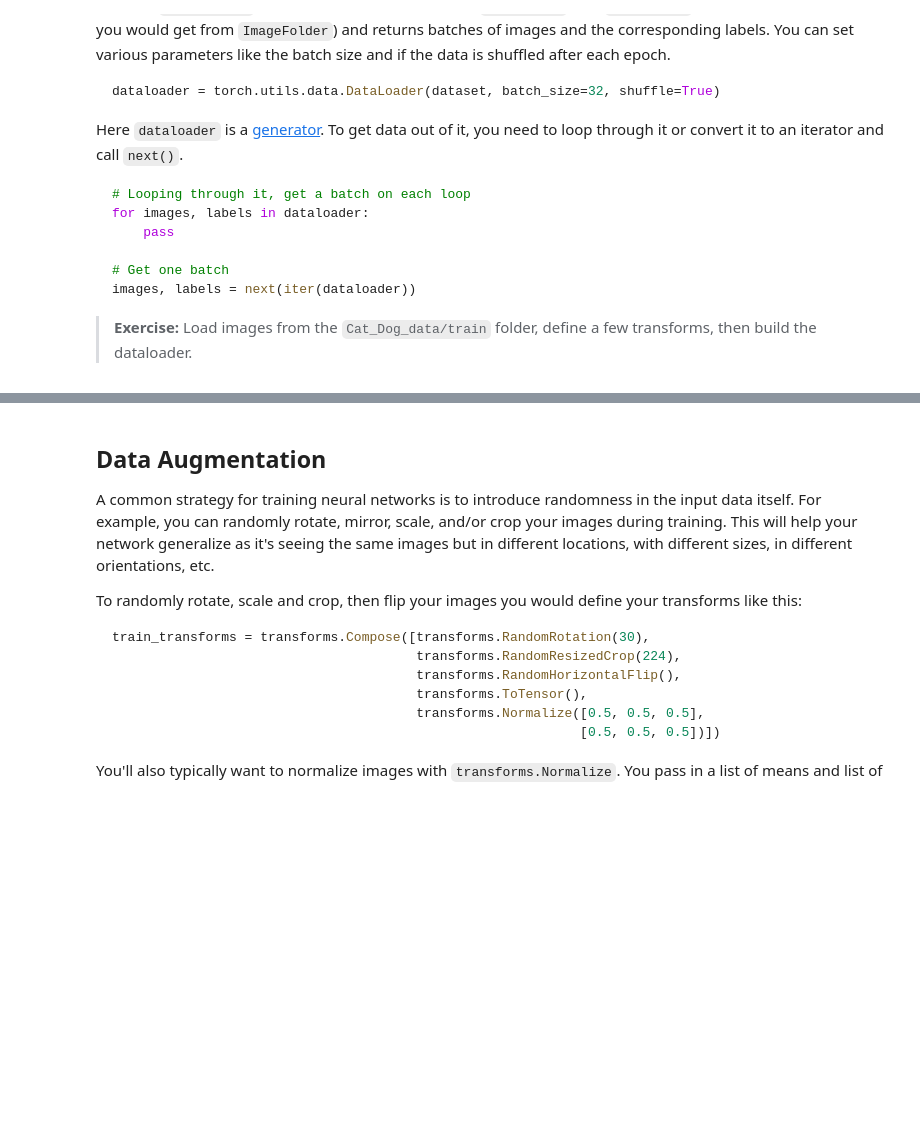
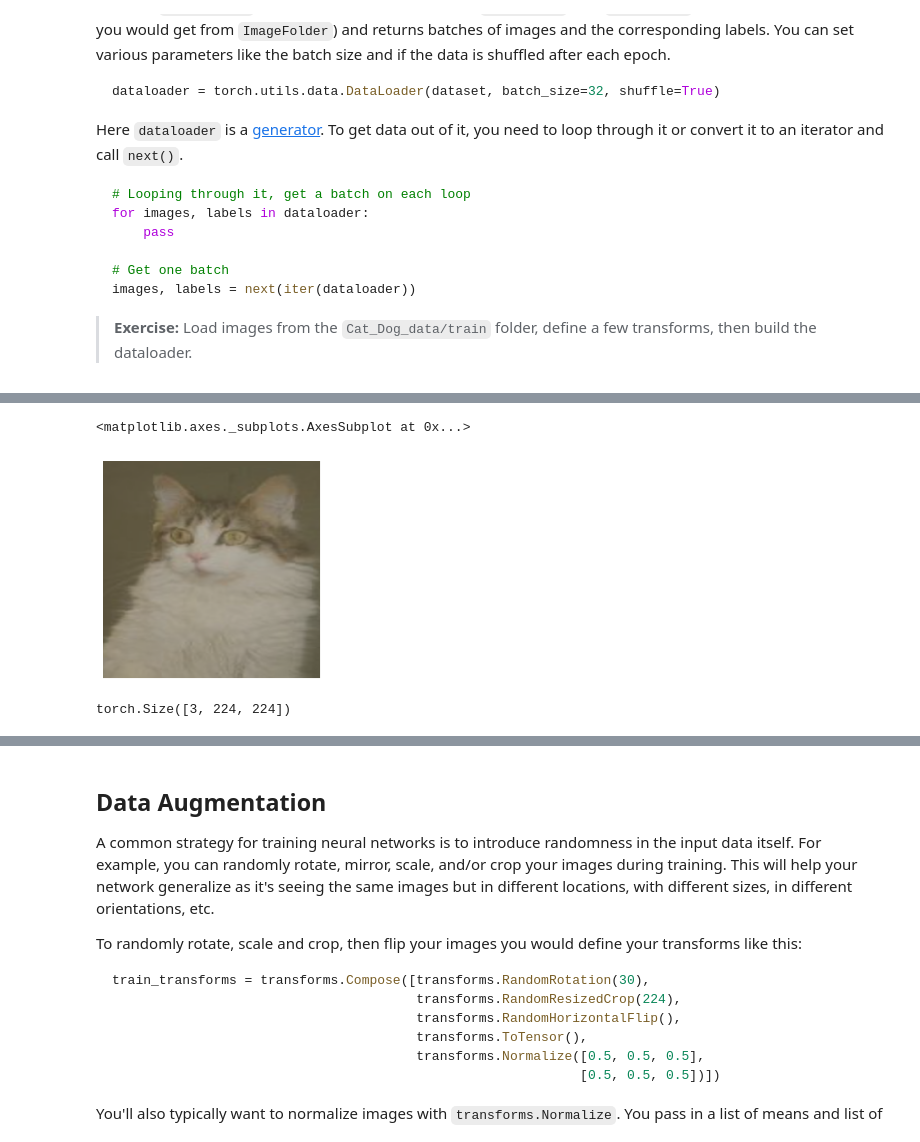
Before and after one commit to Hansastro/AI_Nanodegree, a Jupyter notebook: deep-learning-v2-pytorch/intro-to-pytorch/Part 7 - Loading Image Data (Exercises).ipynb, the cells around one changed output, grey strips where cells are left out. Cells and saved outputs as stored; diff of their text form; code cells hidden in the pictures; blank space fills up the shorter version.

Commit message:
Finish PyTorch part

```diff
--- a/deep-learning-v2-pytorch/intro-to-pytorch/Part 7 - Loading Image Data (Exercises).ipynb
+++ b/deep-learning-v2-pytorch/intro-to-pytorch/Part 7 - Loading Image Data (Exercises).ipynb
@@ -80,7 +78,27 @@ dataloader = # TODO: use the ImageFolder dataset to create the DataLoader
+# %%
+data_dir = '../../datasets/Cat_Dog_data/train'
+
+transform = transforms.Compose([transforms.RandomRotation(30),
+                                transforms.Resize((255, 255)),
+                                transforms.CenterCrop(224),
+                                transforms.RandomHorizontalFlip(),
+                                transforms.ToTensor(),
+                                transforms.Normalize([0.5, 0.5, 0.5],
+                                                        [0.5, 0.5, 0.5])
+                                ])
+dataset = dataset = datasets.ImageFolder(data_dir, transform=transform)
+dataloader = torch.utils.data.DataLoader(dataset, batch_size=32, shuffle=True)
 # %%
 # Run this to test your data loader
 images, labels = next(iter(dataloader))
-helper.imshow(images[0], normalize=False)
+helper.imshow(images[0], normalize=True)
+# %% [output]
+<matplotlib.axes._subplots.AxesSubplot at 0x...>
+[figure, added]
+# %%
+images[0].shape
+# %% [output]
+torch.Size([3, 224, 224])
 # %% [markdown]
 If you loaded the data correctly, you should see something like this (your image will be different):
 
```
Also changed, not shown: parts of 10 cells of this notebook, 1 other file.
